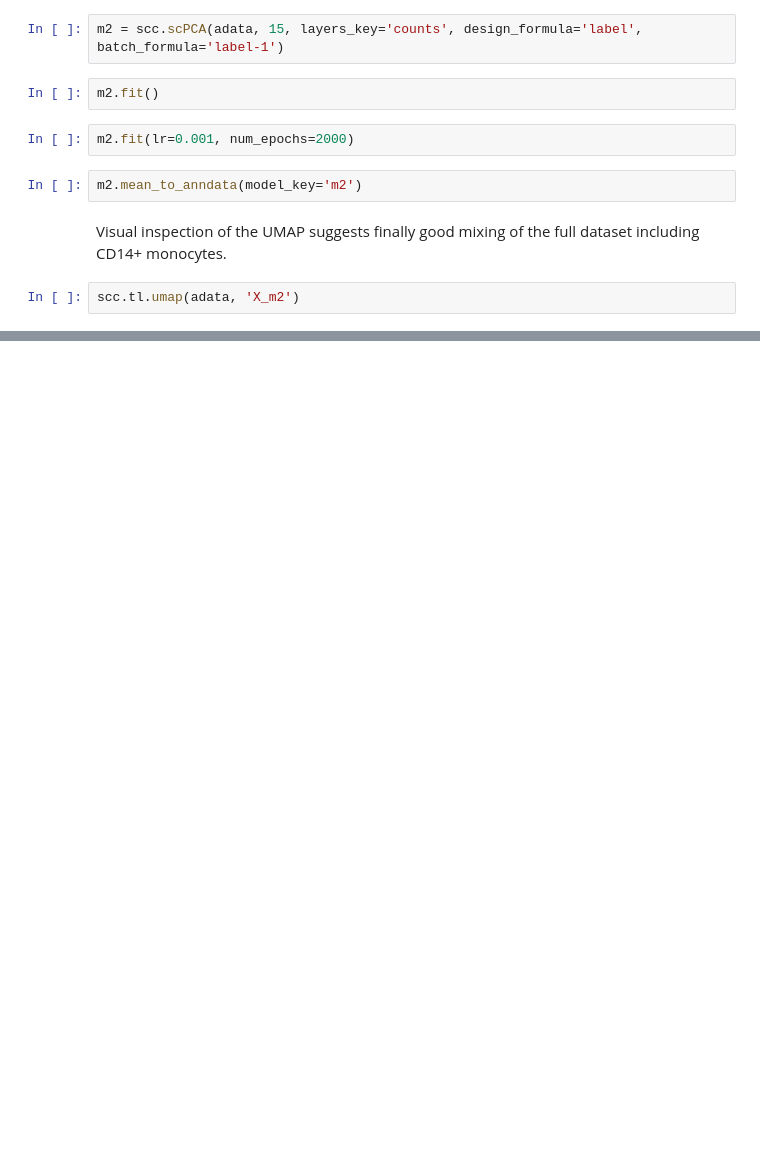
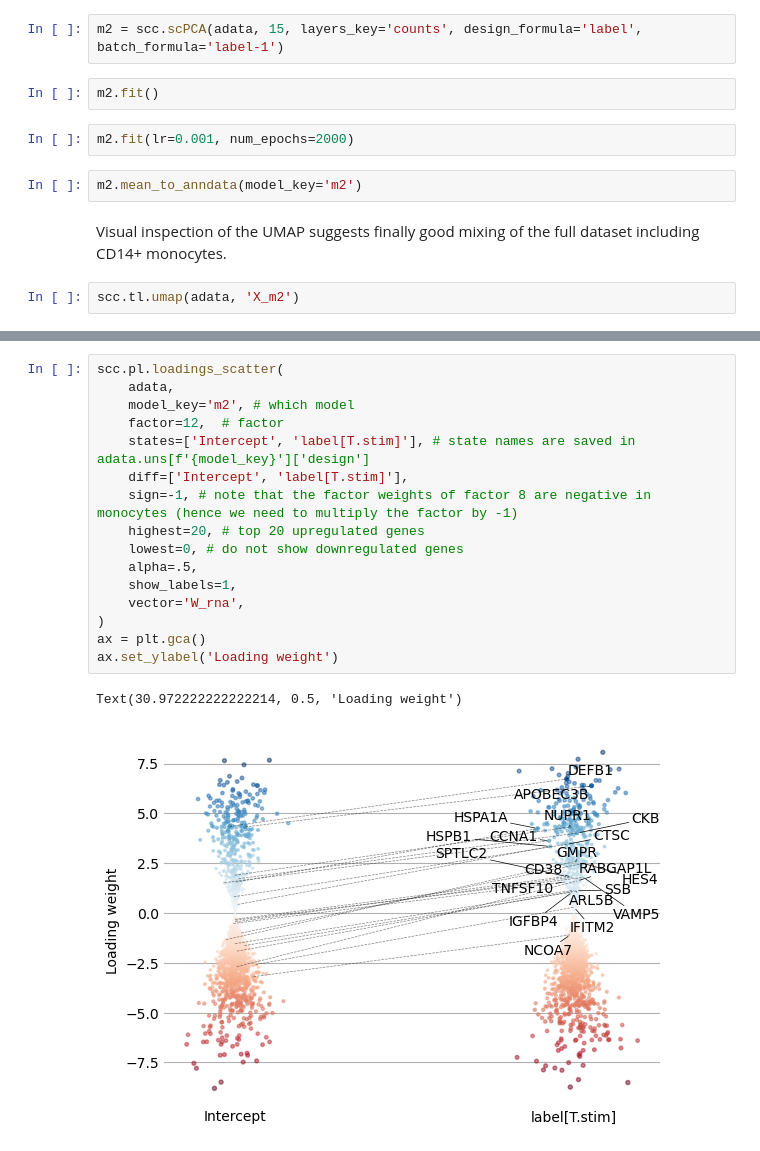
Before and after one commit to sagar87/scCCA, a Jupyter notebook: docs/notebooks/kang.ipynb, the cells around one changed output, grey strips where cells are left out. Saved outputs shown, nothing was run; the diff lists cells and outputs as text; blank space fills up the shorter version.

```diff
--- a/docs/notebooks/kang.ipynb
+++ b/docs/notebooks/kang.ipynb
@@ -198,0 +212,19 @@ plt.tight_layout()
+# %%
+scc.pl.loadings_scatter(
+    adata,
+    model_key='m2', # which model
+    factor=12,  # factor
+    states=['Intercept', 'label[T.stim]'], # state names are saved in adata.uns[f'{model_key}']['design']
+    diff=['Intercept', 'label[T.stim]'],
+    sign=-1, # note that the factor weights of factor 8 are negative in monocytes (hence we need to multiply the factor by -1)
+    highest=20, # top 20 upregulated genes
+    lowest=0, # do not show downregulated genes
+    alpha=.5,
+    show_labels=1,
+    vector='W_rna',
+)
+ax = plt.gca()
+ax.set_ylabel('Loading weight')
+# %% [output]
+Text(30.972222222222214, 0.5, 'Loading weight')
+[figure, added]
```
Also changed, not shown: parts of 33 cells of this notebook.
